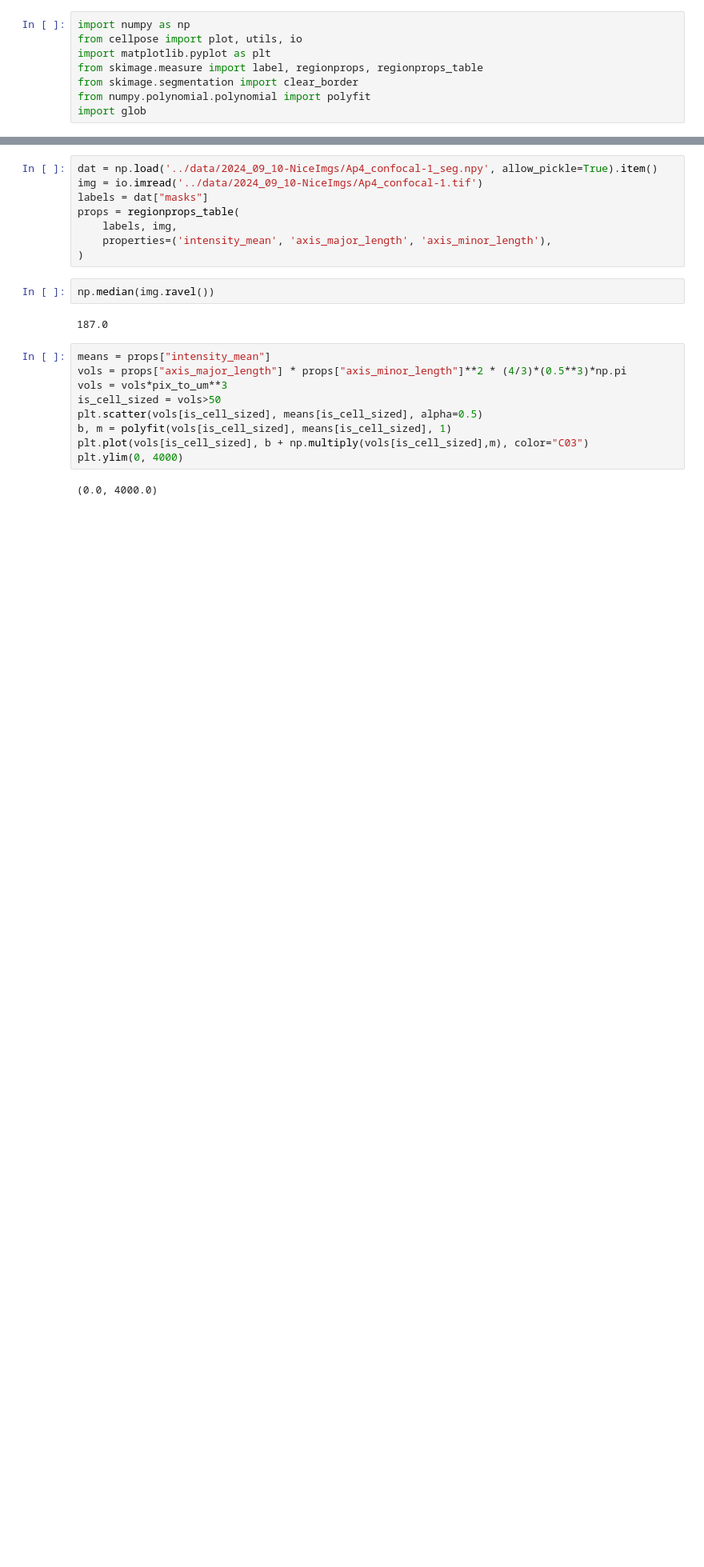
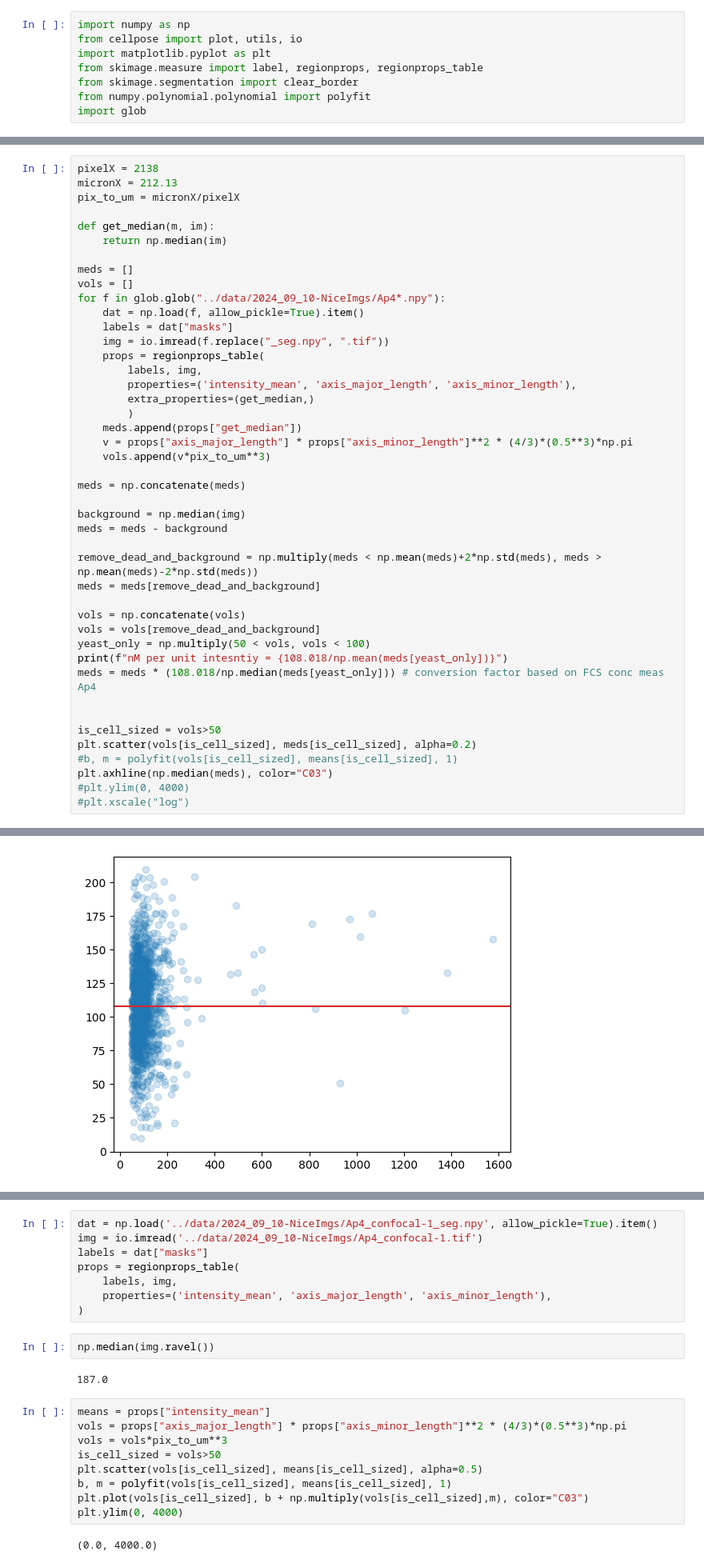
Before and after one commit to crockeraw/PolarityProject, a Jupyter notebook: proj/fig2-concentrations/notebooks/cellpose_brightness.ipynb, the cells around one changed output, grey strips where cells are left out. Shown at 80% size. Cells and saved outputs as stored; diff of their text form; blank space fills up the shorter version.

```diff
--- a/proj/fig2-concentrations/notebooks/cellpose_brightness.ipynb
+++ b/proj/fig2-concentrations/notebooks/cellpose_brightness.ipynb
@@ -8,0 +49,45 @@ import glob
+# %%
+pixelX = 2138
+micronX = 212.13
+pix_to_um = micronX/pixelX
+
+def get_median(m, im):
+    return np.median(im)
+
+meds = []
+vols = []
+for f in glob.glob("../data/2024_09_10-NiceImgs/Ap4*.npy"):
+    dat = np.load(f, allow_pickle=True).item()
+    labels = dat["masks"]
+    img = io.imread(f.replace("_seg.npy", ".tif"))
+    props = regionprops_table(
+        labels, img,
+        properties=('intensity_mean', 'axis_major_length', 'axis_minor_length'),
+        extra_properties=(get_median,)
+        )
+    meds.append(props["get_median"])
+    v = props["axis_major_length"] * props["axis_minor_length"]**2 * (4/3)*(0.5**3)*np.pi
+    vols.append(v*pix_to_um**3)
+
+meds = np.concatenate(meds)
+
+background = np.median(img)
+meds = meds - background
+
+remove_dead_and_background = np.multiply(meds < np.mean(meds)+2*np.std(meds), meds > np.mean(meds)-2*np.std(meds))
+meds = meds[remove_dead_and_background]
+
+vols = np.concatenate(vols)
+vols = vols[remove_dead_and_background]
+yeast_only = np.multiply(50 < vols, vols < 100)
+print(f"nM per unit intesntiy = {108.018/np.mean(meds[yeast_only])}")
+meds = meds * (108.018/np.median(meds[yeast_only])) # conversion factor based on FCS conc meas Ap4
+
+
+is_cell_sized = vols>50
+plt.scatter(vols[is_cell_sized], meds[is_cell_sized], alpha=0.2)
+#b, m = polyfit(vols[is_cell_sized], means[is_cell_sized], 1)
+plt.axhline(np.median(meds), color="C03")
+#plt.ylim(0, 4000)
+#plt.xscale("log")
+# %% [output]
@@ -8,0 +96 @@ import glob
+[figure, added]
```
Also changed, not shown: parts of 15 cells of this notebook.
